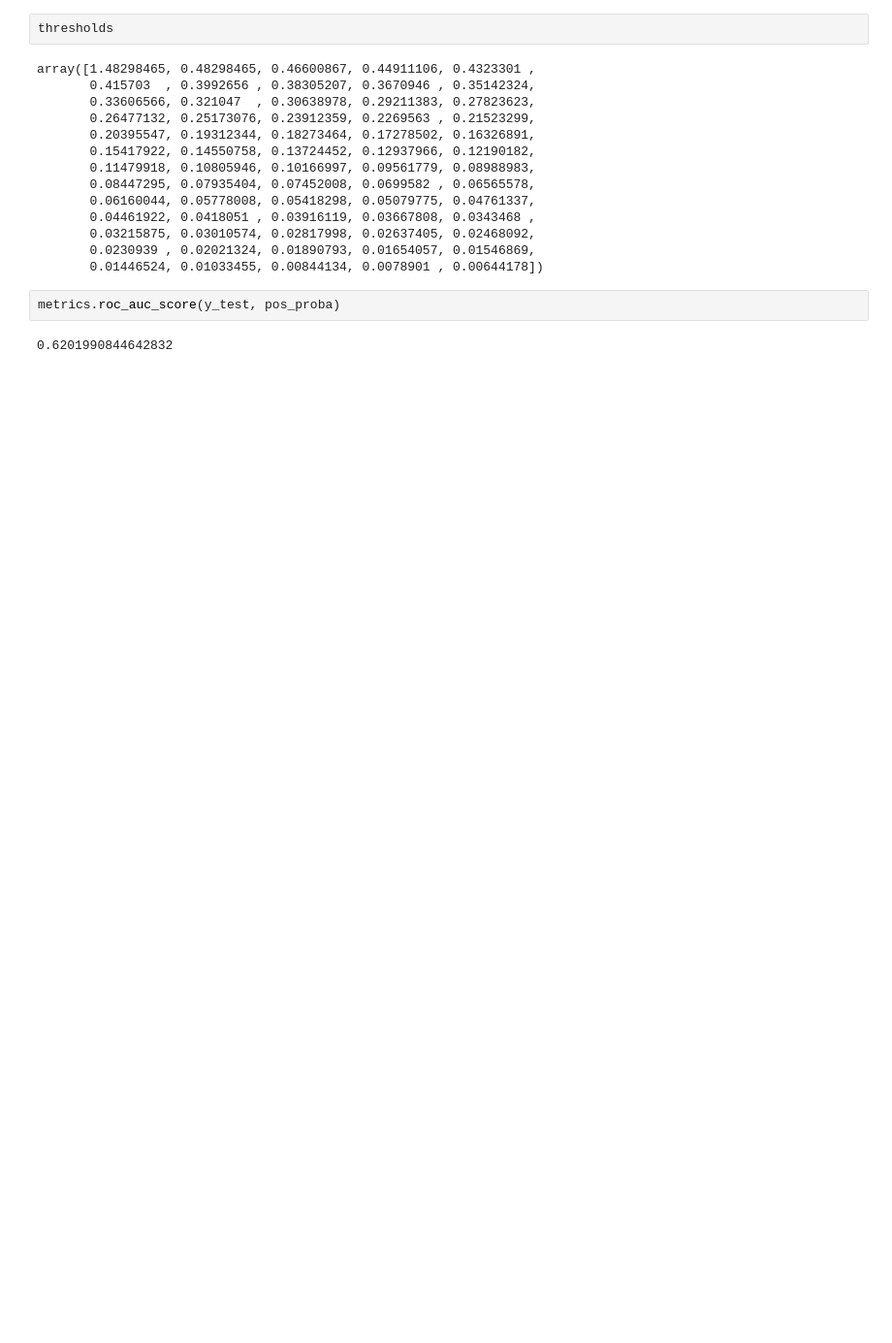
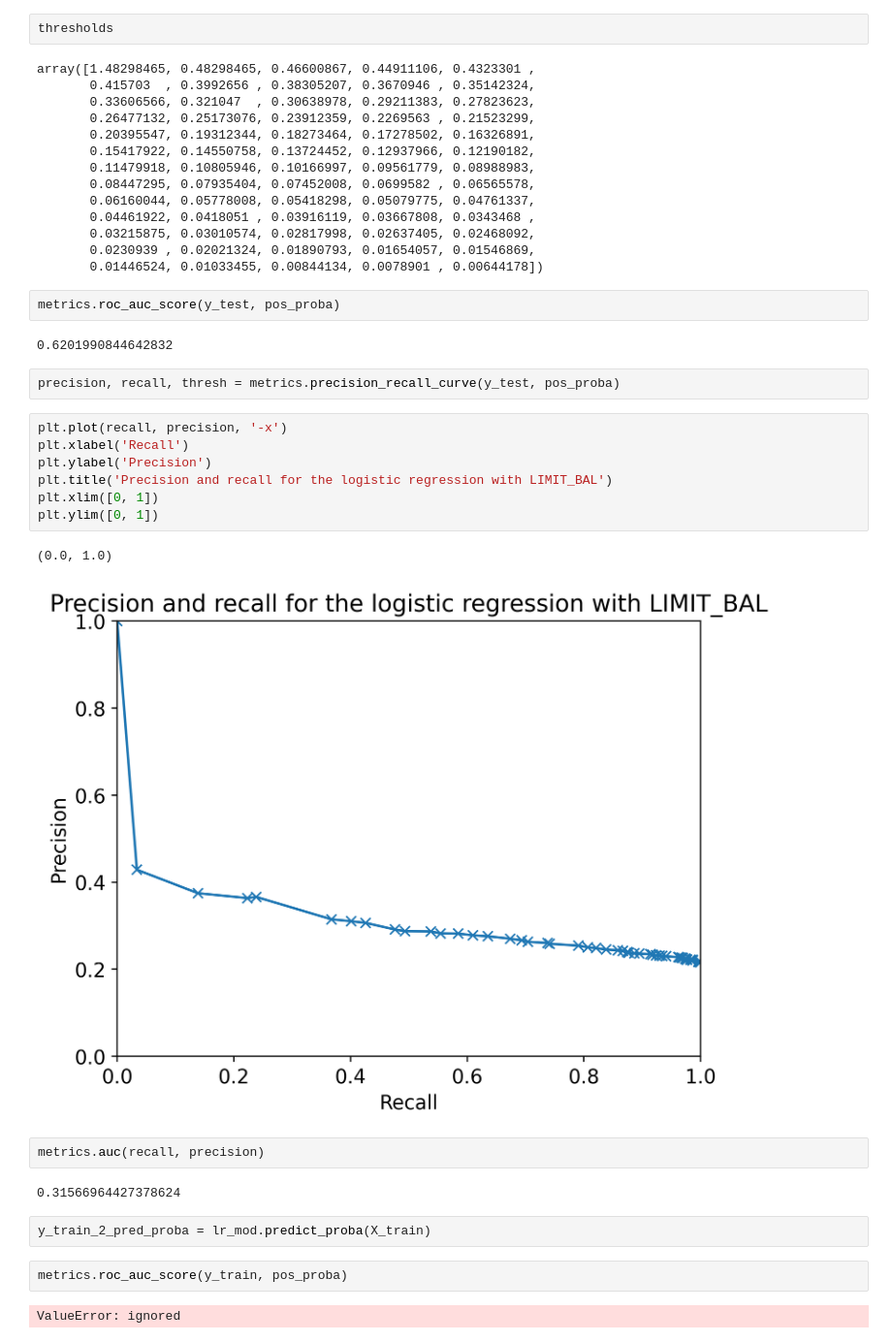
Before and after one commit to askot19/Analise_de_dados, a Jupyter notebook: Projetos de Ciência de Dados com Python/Capítulo 2/at201.ipynb, the cells around one changed output. Shown at 97% size. Drawn from its saved outputs; the diff is of its cells as text; blank space fills up the shorter version.

```diff
--- a/Projetos de Ciência de Dados com Python/Capítulo 2/at201.ipynb
+++ b/Projetos de Ciência de Dados com Python/Capítulo 2/at201.ipynb
@@ -117,3 +117,25 @@ array([1.48298465, 0.48298465, 0.46600867, 0.44911106, 0.4323301 ,
 metrics.roc_auc_score(y_test, pos_proba)
 # %% [output]
 0.6201990844642832
+# %%
+precision, recall, thresh = metrics.precision_recall_curve(y_test, pos_proba)
+# %%
+plt.plot(recall, precision, '-x')
+plt.xlabel('Recall')
+plt.ylabel('Precision')
+plt.title('Precision and recall for the logistic regression with LIMIT_BAL')
+plt.xlim([0, 1])
+plt.ylim([0, 1])
+# %% [output]
+(0.0, 1.0)
+[figure, added]
+# %%
+metrics.auc(recall, precision)
+# %% [output]
+0.31566964427378624
+# %%
+y_train_2_pred_proba = lr_mod.predict_proba(X_train)
+# %%
+metrics.roc_auc_score(y_train, pos_proba)
+# %% [output]
+ValueError: ignored
```
